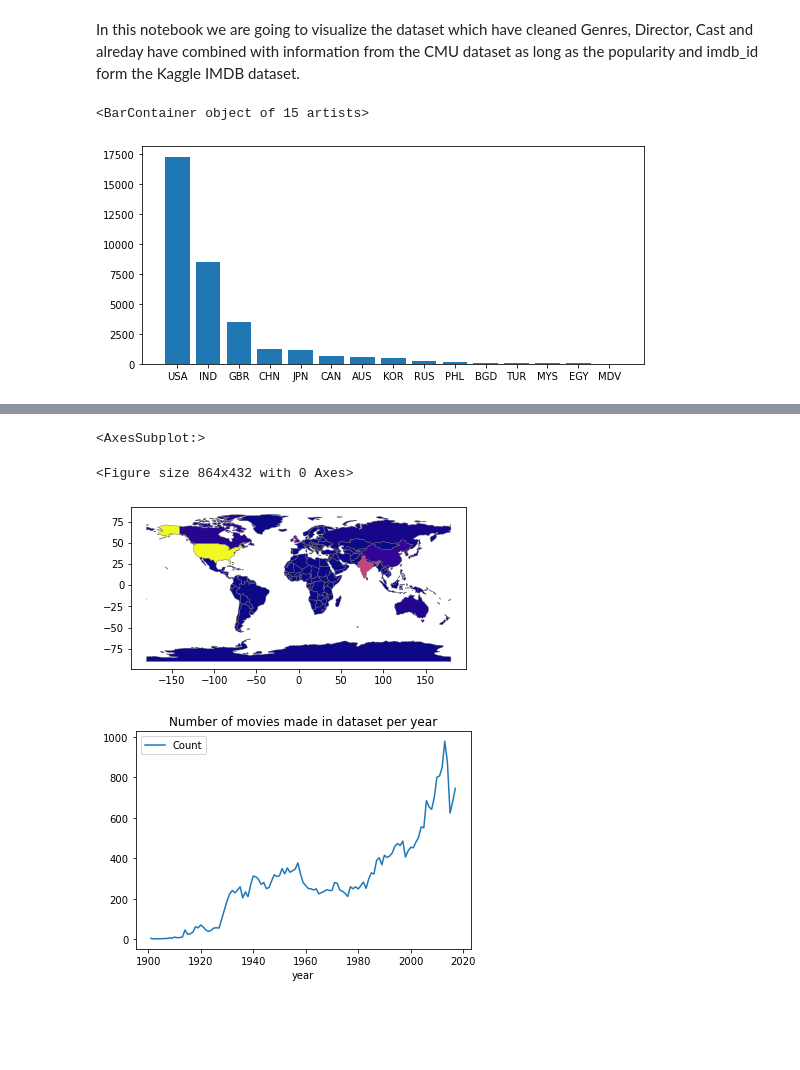
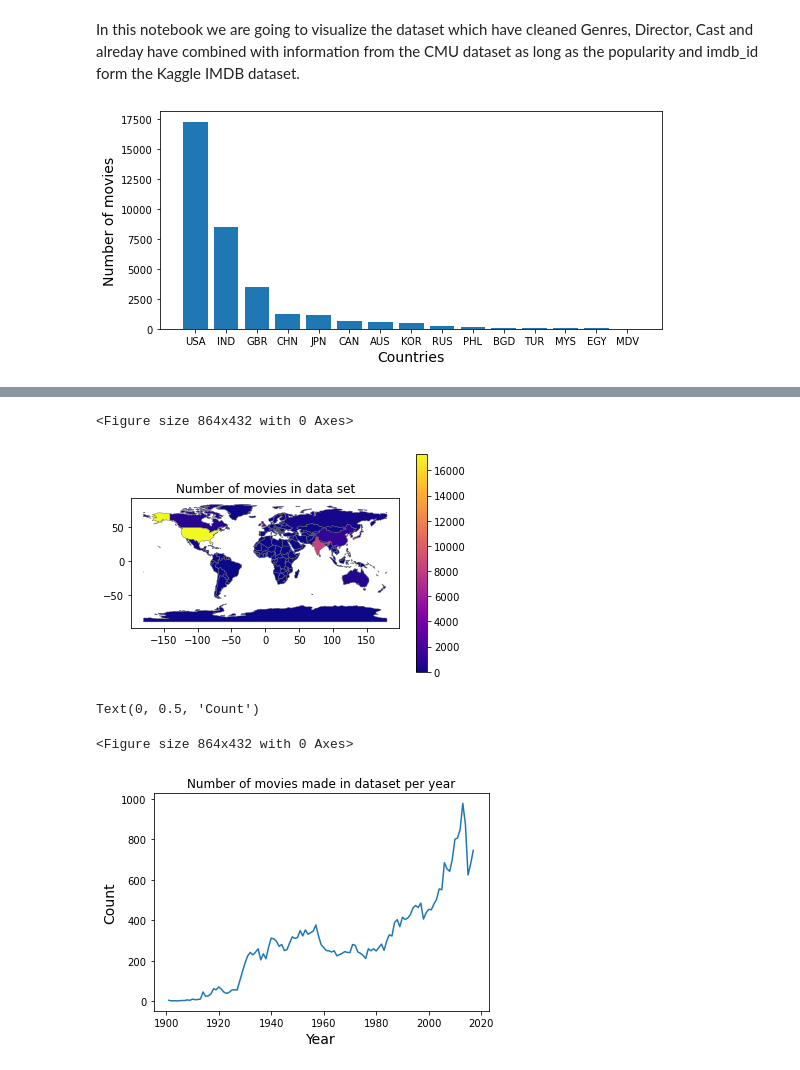
Before and after one commit to sayantangkhan/movie-plot-nlp-project, a Jupyter notebook: Visualization/data_visualization.ipynb, the cells around one changed output, grey strips where cells are left out. Cells and saved outputs as stored; diff of their text form; code cells hidden in the pictures; blank space fills up the shorter version.

```diff
--- a/Visualization/data_visualization.ipynb
+++ b/Visualization/data_visualization.ipynb
@@ -28,9 +28,11 @@ df_new = df_new.sort_values(by = ['Count'],ascending = False).reset_index()
 # %%
 plt.figure(figsize=(9, 4))
 plt.bar(x = df_new['iso_a3'], height = df_new['Count'])
+plt.xlabel("Countries",size = 14)
+plt.ylabel("Number of movies",size = 14)
+plt.show()
 # %% [output]
-<BarContainer object of 15 artists>
-[figure, old version]
+[figure, new version]
 # %%
 world = geopandas.read_file(geopandas.datasets.get_path('naturalearth_lowres'))
 world.head()
@@ -47,22 +49,28 @@ map_toplot  = world.merge(df_new,how = 'left',on='iso_a3')
 map_toplot = map_toplot.fillna(value = 0)
 # %%
 plt.figure(figsize=(12, 6))
-map_toplot.plot(column="Count", cmap="plasma", linewidth=0.4, edgecolor=".4")
+map_toplot.plot(column="Count", cmap="plasma", linewidth=0.4, edgecolor=".4",legend=True)
 #genreated heatmap on origin of the movies on map
+plt.title('Number of movies in data set')
+plt.show()
 # %% [output]
-<AxesSubplot:>
+<Figure size 864x432 with 0 Axes>
-<Figure size 864x432 with 0 Axes>
-[figure, old version]
+[figure, new version]
 # %%
 year_count = data2['Release Year'].value_counts().to_frame().reset_index()
 year_count = year_count.rename(columns={"index": "year", "Release Year": "Count"})
 year_count = year_count.sort_values(by = ['year'])
+plt.figure(figsize=(12, 6))
 year_count.plot(x='year',
              y='Count',
-             title='Number of movies made in dataset per year');
+             title='Number of movies made in dataset per year',legend = False)
+plt.xlabel("Year",size= 14)
+plt.ylabel("Count",size= 14)
 #data have movies form 1901 to 2017.
 # %% [output]
+Text(0, 0.5, 'Count')
+<Figure size 864x432 with 0 Axes>
-[figure, old version]
+[figure, new version]
 # %%
 pop_rev = data2.dropna(subset= ['popularity','Revenue'])
 pop = pop_rev['popularity'].to_list()
```
Also changed, not shown: parts of 13 cells of this notebook.
